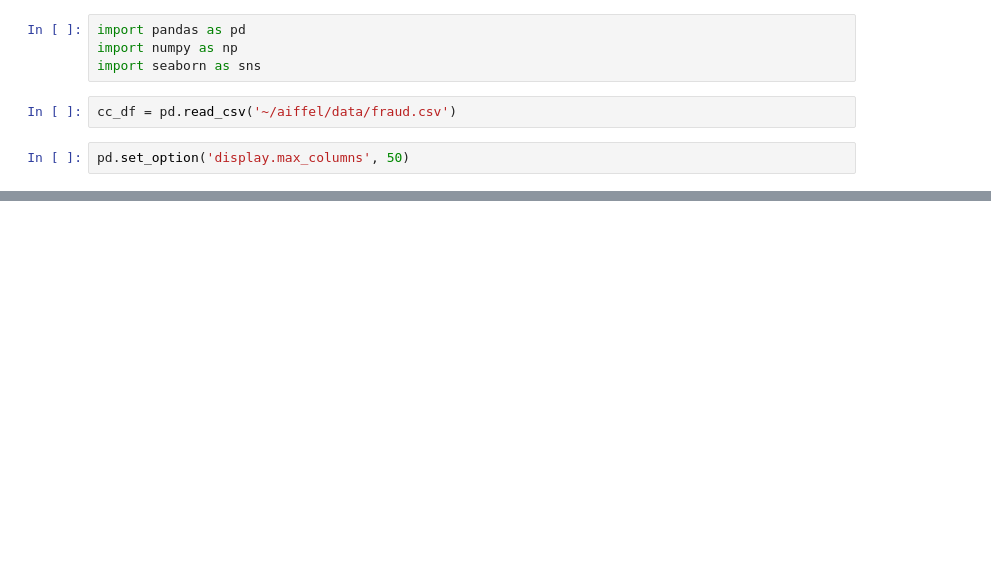
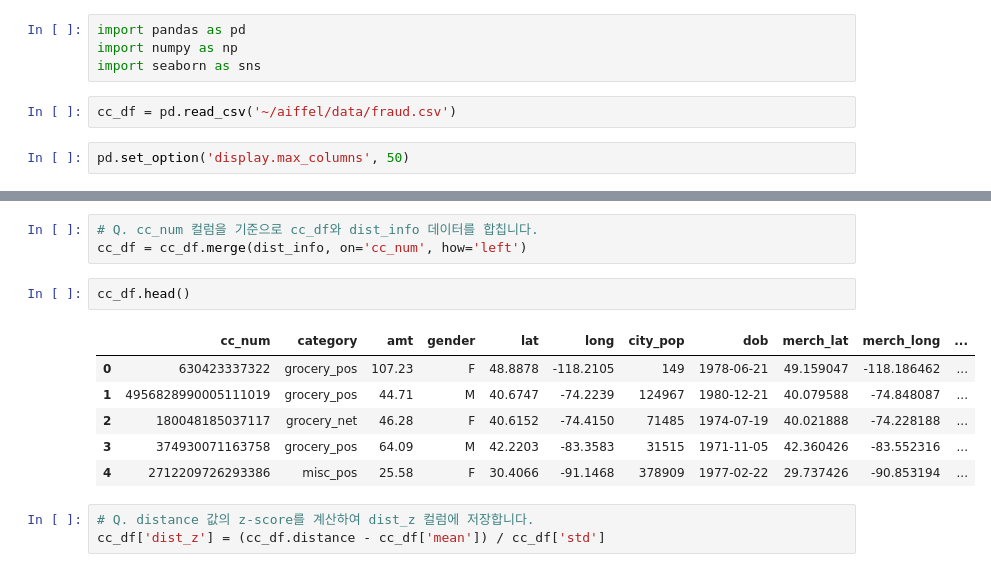
Before and after one commit to milkpotato1000/modulabs_projects, a Jupyter notebook: 250801/quest2.ipynb, the cells around one changed output, grey strips where cells are left out. Saved outputs shown, nothing was run; the diff lists cells and outputs as text; blank space fills up the shorter version.

```diff
--- a/250801/quest2.ipynb
+++ b/250801/quest2.ipynb
@@ -50,0 +526,15 @@ cc_df.describe()
+# %%
+# Q. cc_num 컬럼을 기준으로 cc_df와 dist_info 데이터를 합칩니다.
+cc_df = cc_df.merge(dist_info, on='cc_num', how='left')
+# %%
+cc_df.head()
+# %% [output]
+|  | cc_num | category | amt | gender | lat | long | city_pop | dob | merch_lat | merch_long | ... |
+| 0 | 630423337322 | grocery_pos | 107.23 | F | 48.8878 | -118.2105 | 149 | 1978-06-21 | 49.159047 | -118.186462 | ... |
+| 1 | 4956828990005111019 | grocery_pos | 44.71 | M | 40.6747 | -74.2239 | 124967 | 1980-12-21 | 40.079588 | -74.848087 | ... |
+| 2 | 180048185037117 | grocery_net | 46.28 | F | 40.6152 | -74.4150 | 71485 | 1974-07-19 | 40.021888 | -74.228188 | ... |
+| 3 | 374930071163758 | grocery_pos | 64.09 | M | 42.2203 | -83.3583 | 31515 | 1971-11-05 | 42.360426 | -83.552316 | ... |
+| 4 | 2712209726293386 | misc_pos | 25.58 | F | 30.4066 | -91.1468 | 378909 | 1977-02-22 | 29.737426 | -90.853194 | ... |
+# %%
+# Q. distance 값의 z-score를 계산하여 dist_z 컬럼에 저장합니다.
+cc_df['dist_z'] = (cc_df.distance - cc_df['mean']) / cc_df['std']
```
Also changed, not shown: parts of 71 cells of this notebook, 4 other files.
